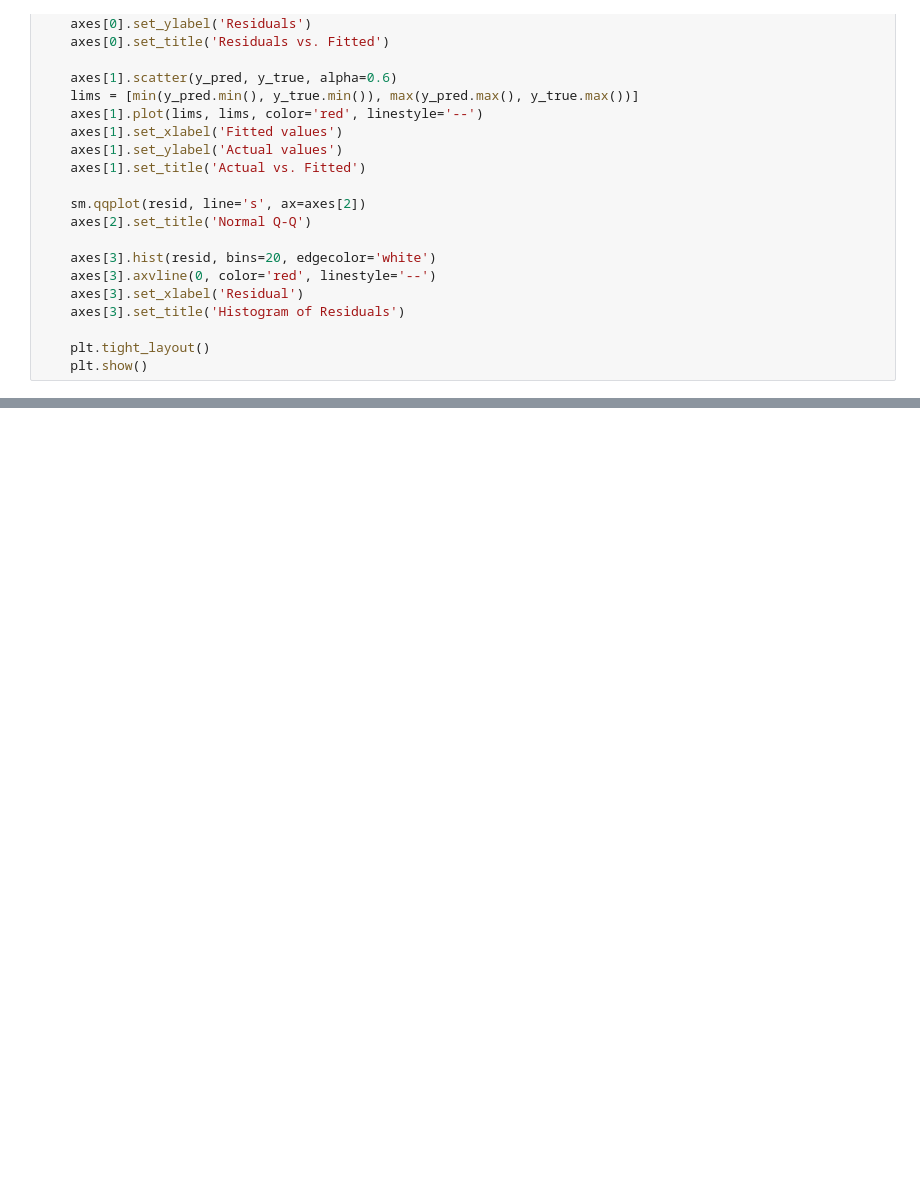
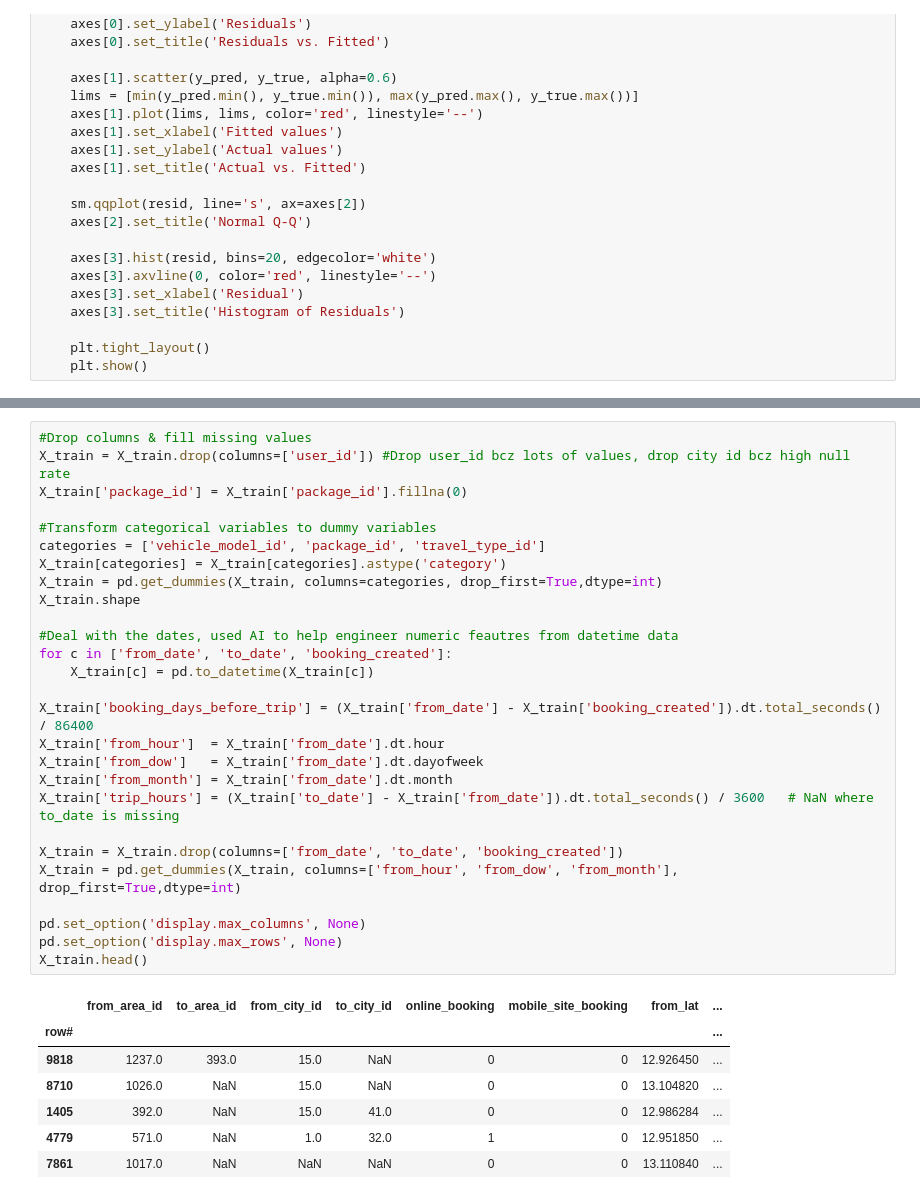
Before and after one commit to mjp370/OPAN-6602_Project_2, a Jupyter notebook: Project_2_MP_Analysis.ipynb, the cells around one changed output, grey strips where cells are left out. Saved outputs shown, nothing was run; the diff lists cells and outputs as text; blank space fills up the shorter version.

```diff
--- a/Project_2_MP_Analysis.ipynb
+++ b/Project_2_MP_Analysis.ipynb
@@ -70,0 +305,35 @@ X_train.describe()
+# %%
+#Drop columns & fill missing values
+X_train = X_train.drop(columns=['user_id']) #Drop user_id bcz lots of values, drop city id bcz high null rate
+X_train['package_id'] = X_train['package_id'].fillna(0)
+
+#Transform categorical variables to dummy variables
+categories = ['vehicle_model_id', 'package_id', 'travel_type_id']
+X_train[categories] = X_train[categories].astype('category')
+X_train = pd.get_dummies(X_train, columns=categories, drop_first=True,dtype=int)
+X_train.shape
+
+#Deal with the dates, used AI to help engineer numeric feautres from datetime data
+for c in ['from_date', 'to_date', 'booking_created']:
+    X_train[c] = pd.to_datetime(X_train[c])
+
+X_train['booking_days_before_trip'] = (X_train['from_date'] - X_train['booking_created']).dt.total_seconds() / 86400
+X_train['from_hour']  = X_train['from_date'].dt.hour
+X_train['from_dow']   = X_train['from_date'].dt.dayofweek
+X_train['from_month'] = X_train['from_date'].dt.month
+X_train['trip_hours'] = (X_train['to_date'] - X_train['from_date']).dt.total_seconds() / 3600   # NaN where to_date is missing
+
+X_train = X_train.drop(columns=['from_date', 'to_date', 'booking_created'])
+X_train = pd.get_dummies(X_train, columns=['from_hour', 'from_dow', 'from_month'], drop_first=True,dtype=int)
+
+pd.set_option('display.max_columns', None)
+pd.set_option('display.max_rows', None)
+X_train.head()
+# %% [output]
+|  | from_area_id | to_area_id | from_city_id | to_city_id | online_booking | mobile_site_booking | from_lat | ... |
+| row# |  |  |  |  |  |  |  | ... |
+| 9818 | 1237.0 | 393.0 | 15.0 | NaN | 0 | 0 | 12.926450 | ... |
+| 8710 | 1026.0 | NaN | 15.0 | NaN | 0 | 0 | 13.104820 | ... |
+| 1405 | 392.0 | NaN | 15.0 | 41.0 | 0 | 0 | 12.986284 | ... |
+| 4779 | 571.0 | NaN | 1.0 | 32.0 | 1 | 0 | 12.951850 | ... |
+| 7861 | 1017.0 | NaN | NaN | NaN | 0 | 0 | 13.110840 | ... |
```
Also changed, not shown: parts of 23 cells of this notebook.
